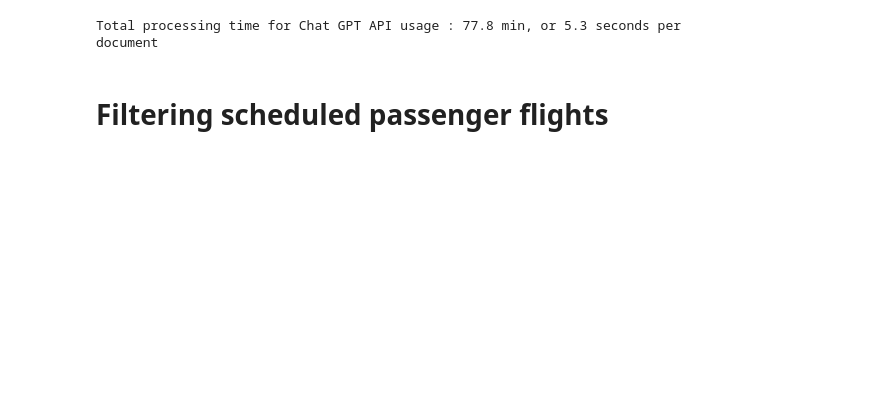
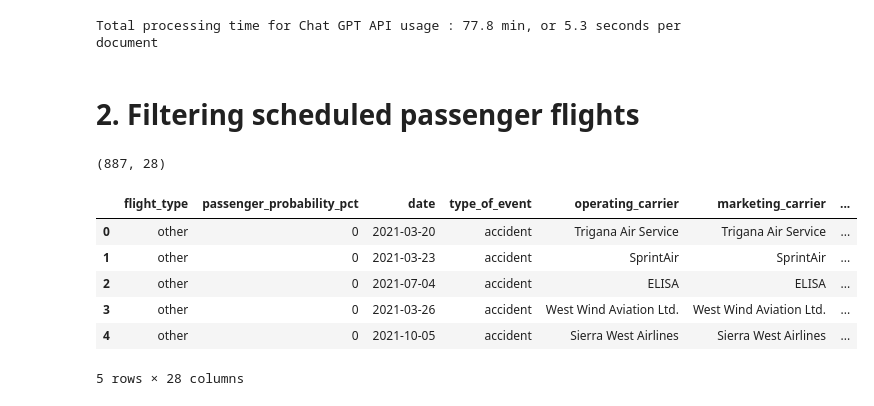
Before and after one commit to kwonowk/aviation-safety, a Jupyter notebook: aviation_incidents.ipynb, the cells around one changed output. Saved outputs shown, nothing was run; the diff lists cells and outputs as text; code cells hidden in the pictures; blank space fills up the shorter version.

```diff
--- a/aviation_incidents.ipynb
+++ b/aviation_incidents.ipynb
@@ -3 +5,10 @@
+# %%
+from pydantic import BaseModel
+from enum import Enum
+from openai import OpenAI
+from datetime import date
+from keys import *
+import pandas as pd
+pd.set_option('display.max_rows', 100)
+pd.set_option('display.max_columns', 50)
 # %%
@@ -171,4 +163,17 @@ Total processing time for Chat GPT API usage : 77.8 min, or 5.3 seconds per docu
 # %%
 df.to_csv('aviation_events.csv')
 # %% [markdown]
-# Filtering scheduled passenger flights
+# 2. Filtering scheduled passenger flights
+# %%
+df = pd.read_csv('aviation_events.csv').iloc[:,1:]
+print(df.shape)
+df.head()
+# %% [output]
+(887, 28)
+|  | flight_type | passenger_probability_pct | date | type_of_event | operating_carrier | marketing_carrier | ... |
+| 0 | other | 0 | 2021-03-20 | accident | Trigana Air Service | Trigana Air Service | ... |
+| 1 | other | 0 | 2021-03-23 | accident | SprintAir | SprintAir | ... |
+| 2 | other | 0 | 2021-07-04 | accident | ELISA | ELISA | ... |
+| 3 | other | 0 | 2021-03-26 | accident | West Wind Aviation Ltd. | West Wind Aviation Ltd. | ... |
+| 4 | other | 0 | 2021-10-05 | accident | Sierra West Airlines | Sierra West Airlines | ... |
+5 rows × 28 columns
```
Also changed, not shown: parts of 28 cells of this notebook.
